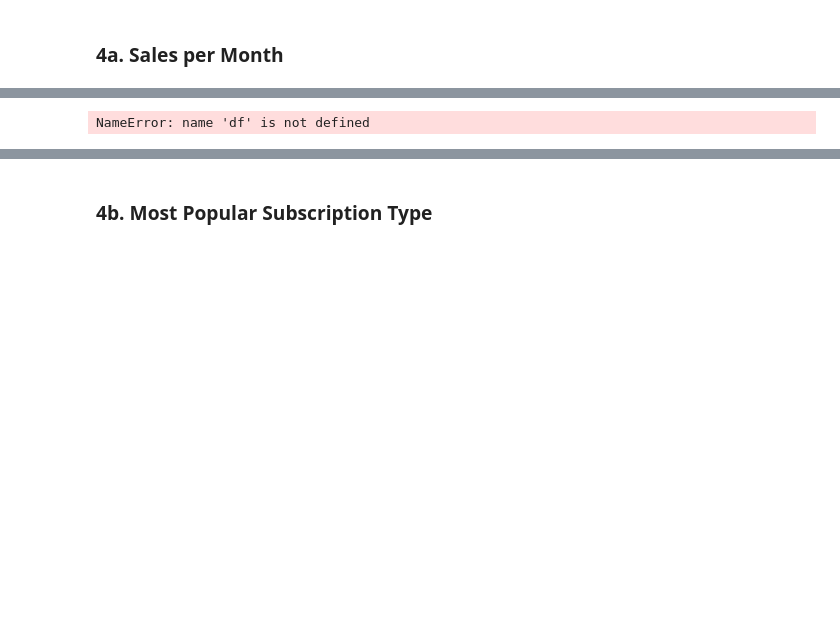
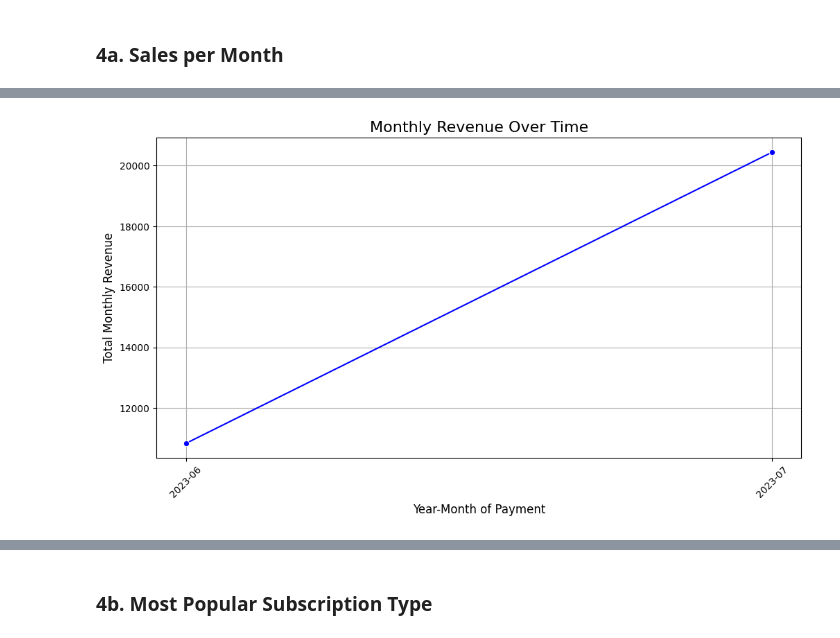
Before and after one commit to yuhng/MY-DAC-Curriculum, a Jupyter notebook: DAC-002_EDA/DAC-002_EDA_Tutorial_Student.ipynb, the cells around one changed output, grey strips where cells are left out. Drawn from its saved outputs; the diff is of its cells as text; code cells hidden in the pictures; blank space fills up the shorter version.

```diff
--- a/DAC-002_EDA/DAC-002_EDA_Tutorial_Student.ipynb
+++ b/DAC-002_EDA/DAC-002_EDA_Tutorial_Student.ipynb
@@ -21,4 +21,6 @@ import matplotlib.pyplot as plt
 import seaborn as sns
 # %%
 ## Connect to your Netflix_Userbase.csv file on your Desktop / location you have saved the file at
-df = pd.read_csv('')
+file_path = '/Users/yuhngtan/Desktop/YH-DAC-Curriculum/DAC-002_EDA/Netflix_Userbase.csv'
+
+df = pd.read_csv(file_path)
@@ -74,8 +177,8 @@ df.head()
 # %%
 # Convert ['... Date'] into YYYY-MM-DD format -> More uniform data -> Easier plotting -> Better analysis
 ## Utilise the .to_datetime() function to format 'Join Date' & 'Last Payment Date' into YYYY-MM-DD datetime value
-df[''] = pd.to_datetime(df[''], format = '%d-%m-%y')
-df[''] = pd.to_datetime(df[''], format = '%d-%m-%y')
+df['Join Date'] = pd.to_datetime(df['Join Date'], format = '%d-%m-%y')
+df['Last Payment Date'] = pd.to_datetime(df['Last Payment Date'], format = '%d-%m-%y')
 
 # The 'format' argument shows how to intepret the date strings we provided
 # Pandas always stores the date internally as YYYY-MM-DD once date is stored as datetimelike value
@@ -88,6 +198,6 @@ df.head()
 ### 4a. Sales per Month
 # %%
 ## Create a 'Payment Year-Month' column from 'Last Payment Date' column
-df[''] = df[''].dt.to_period('M').astype(str)    # .dt.to_period('M') : show format until month
+df['Payment Year-Month'] = df['Last Payment Date'].dt.to_period('M').astype(str)    # .dt.to_period('M') : show format until month
 df.head()
 # %% [output]
@@ -95,20 +210,20 @@ NameError: name 'df' is not defined
 # %%
 ## Group by 'Payment Year-Month' and sum the revenue
-monthly_revenue = df.groupby('')['Monthly Revenue'].sum().reset_index()
+monthly_revenue = df.groupby('Payment Year-Month')['Monthly Revenue'].sum().reset_index()
 
 ## Convert 'Payment Year-Month' back to string for plotting purposes
-monthly_revenue[''] = monthly_revenue[''].astype(str)
+monthly_revenue['Payment Year-Month'] = monthly_revenue['Payment Year-Month'].astype(str)
 
 # Plotting the line chart for revenue over time
 plt.figure(figsize = (12, 6))
 sns.lineplot(x = 'Payment Year-Month', y = 'Monthly Revenue', data = monthly_revenue, marker = 'o', color = 'b')
 plt.title('Monthly Revenue Over Time', fontsize = 16)
 plt.xlabel('Year-Month of Payment', fontsize = 12)
 plt.ylabel('Total Monthly Revenue', fontsize = 12)
-plt.xticks(rotation = 90)  # Rotate x-axis labels for better readability
+plt.xticks(rotation = 45)  # Rotate x-axis labels for better readability
 plt.grid(True)
 plt.show()
 # %% [output]
-NameError: name 'df' is not defined
+[figure, added]
 # %%
 ## Create a 'Join Year-Month' column from 'Join Date' column
```
Also changed, not shown: parts of 28 cells of this notebook, 1 other file.
